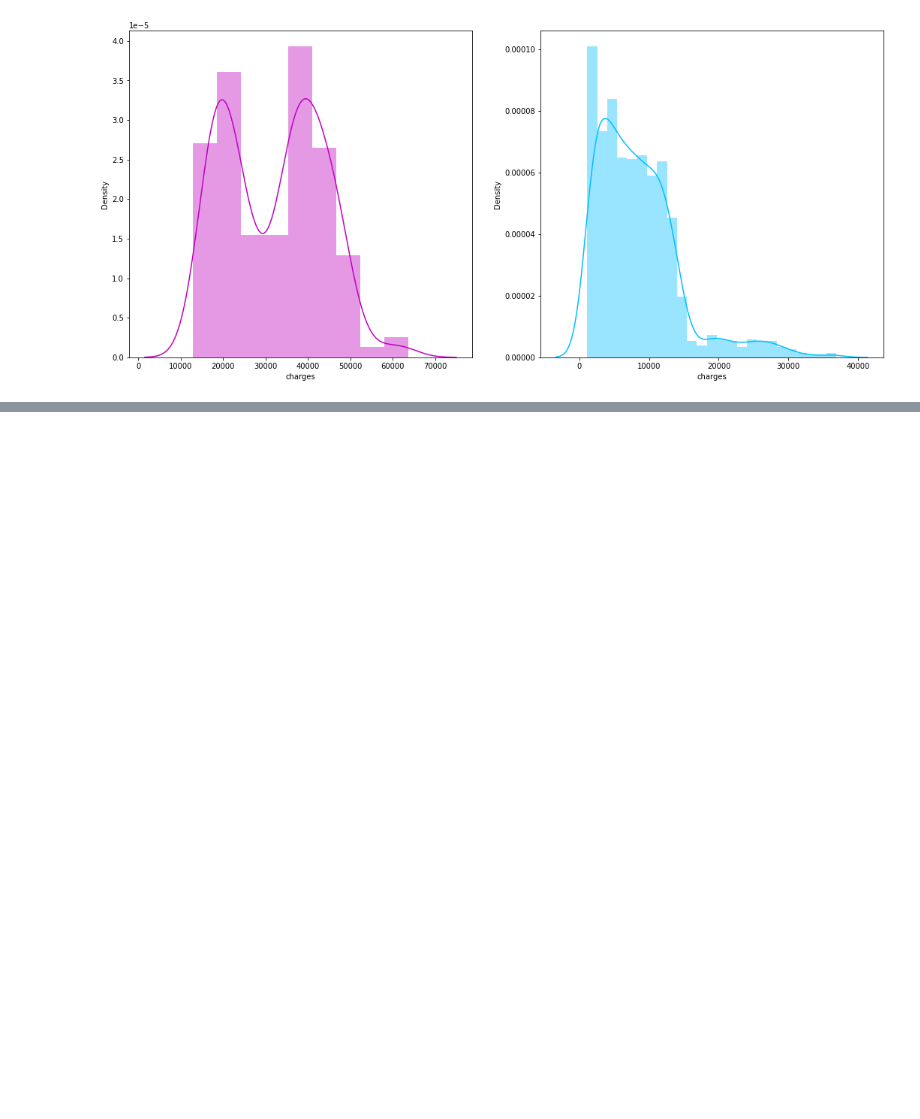
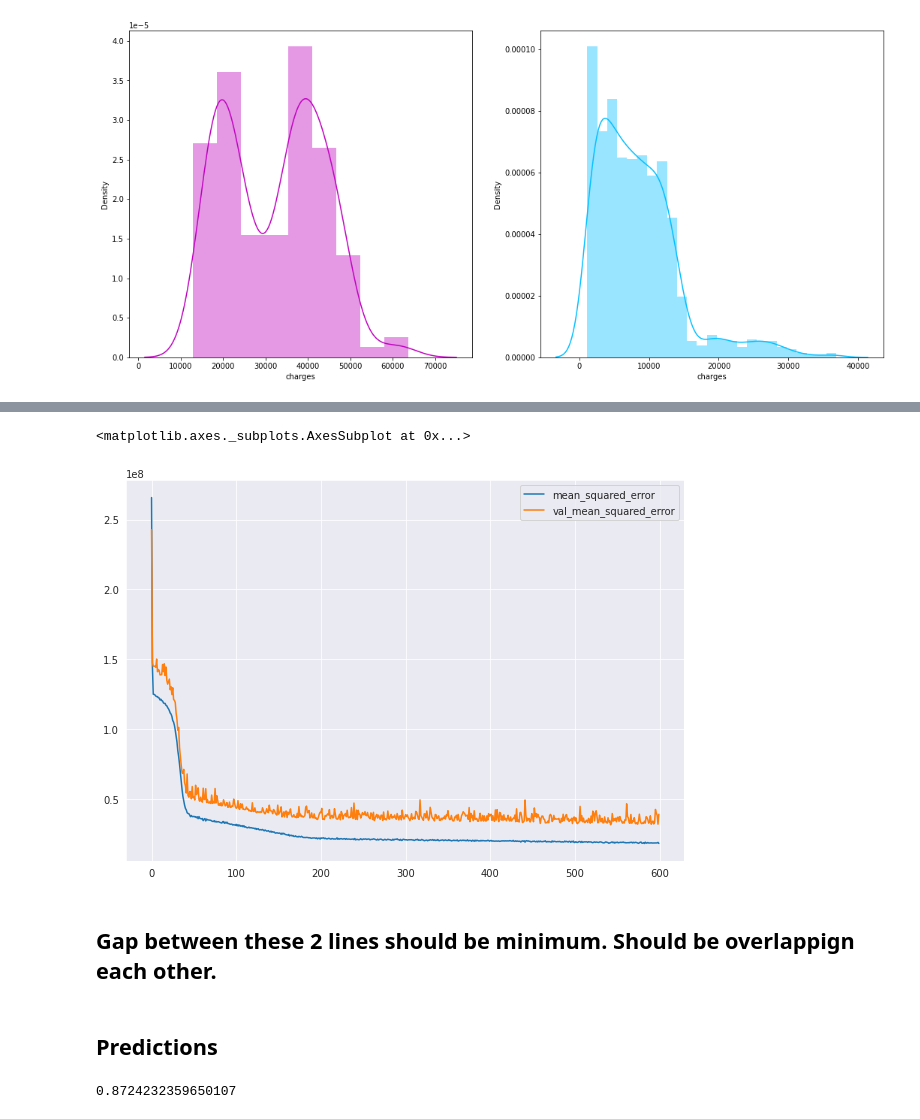
Before and after one commit to VitikaJain25/HealthCareNLPCourse, a Jupyter notebook: ANN_Regression_Medical_Insurance_Prediction.ipynb, the cells around one changed output, grey strips where cells are left out. Saved outputs shown, nothing was run; the diff lists cells and outputs as text; code cells hidden in the pictures; blank space fills up the shorter version.

```diff
--- a/ANN_Regression_Medical_Insurance_Prediction.ipynb
+++ b/ANN_Regression_Medical_Insurance_Prediction.ipynb
@@ -123,0 +151,3 @@ plt.show()
+# %%
+from sklearn.model_selection import train_test_split
+x_train, x_test, y_train, y_test = train_test_split(X, y, test_size = 0.2, random_state = 0)
@@ -123,0 +160,22 @@ plt.show()
+# %%
+def build_model():
+  # Sequential Neural Network - FeedForward Neural Network
+  # Randomly have to choose the units value.
+  model = Sequential()
+  model.add(Dense(units = 128, activation = 'relu', input_shape = [len(X.keys())]))
+  # Hidden layer - 1
+  model.add(Dense(units = 256, activation = 'relu'))
+    # Hidden layer - 2
+  model.add(Dense(units = 512, activation = 'relu'))
+  # Output Layer - For Regression
+  model.add(Dense(units = 1))
+
+  #Optimizers
+  optimizers = RMSprop(learning_rate=0.001)
+
+  # Model Compiler
+  model.compile(loss = 'mean_squared_error', optimizer = 'RMSprop', metrics = ['mean_squared_error',
+                                                                                'mean_absolute_error'])
+  return model
+# %%
+model = build_model()
@@ -123,0 +202,5 @@ plt.show()
+# %%
+# Epochs = Number of Iterations
+# epochs are choosen randomly. If accuracy is low, try increasing the epochs.
+# Batch size - no of samples per iteration.
+history = model.fit(x_train, y_train, epochs = 600, batch_size = 30, validation_split = 0.2)
@@ -123,0 +225,9 @@ plt.show()
+# %%
+pd.DataFrame(history.history)[['mean_squared_error', 'val_mean_squared_error']].plot(figsize = (10,7))
+# %% [output]
+<matplotlib.axes._subplots.AxesSubplot at 0x...>
+[figure, added]
+# %% [markdown]
+## Gap between these 2 lines should be minimum. Should be overlappign each other.
+# %% [markdown]
+## Predictions
@@ -123,0 +237,6 @@ plt.show()
+# %%
+from sklearn.metrics import r2_score
+# r - squared score
+r2_score(y_test, predictions)
+# %% [output]
+0.8724232359650107
```
Also changed, not shown: parts of 11 cells of this notebook.
